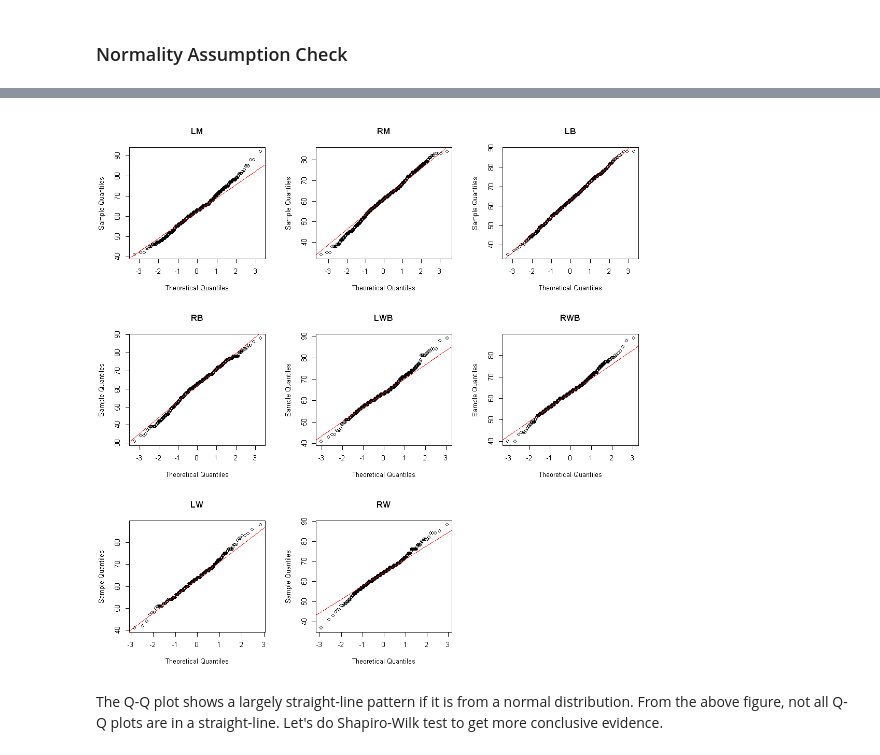
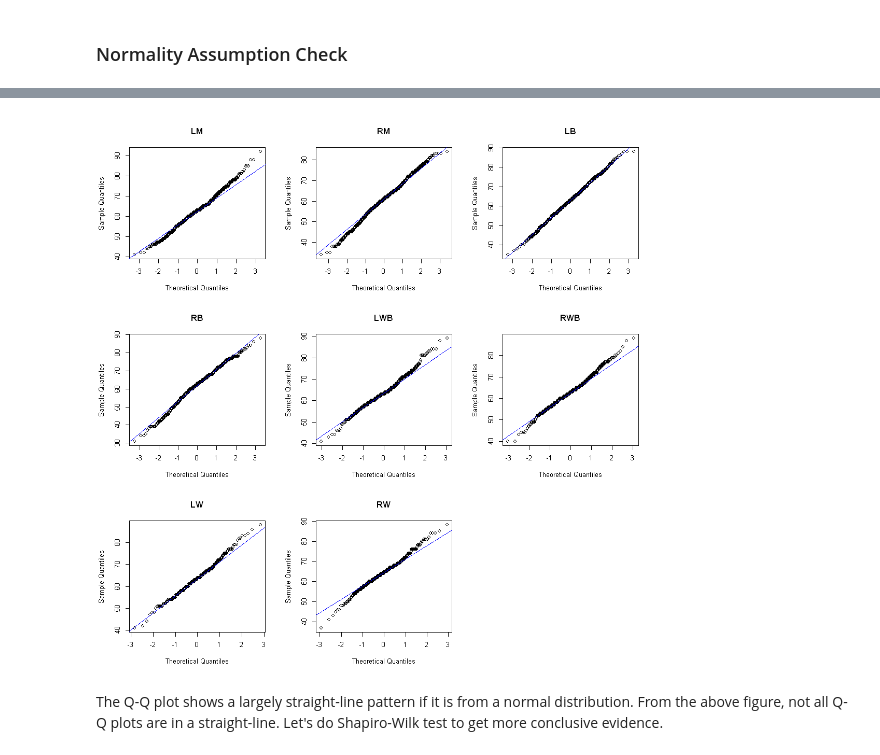
Before and after one commit to YoNG-Zaii/MH3511-FIFA-Analysis, a Jupyter notebook: GY ANOVA Crossing.ipynb, the cells around one changed output, grey strips where cells are left out. Drawn from its saved outputs; the diff is of its cells as text; code cells hidden in the pictures.

Commit message:
update: ANOVA crossing

```diff
--- a/GY ANOVA Crossing.ipynb
+++ b/GY ANOVA Crossing.ipynb
@@ -75,3 +75,9 @@ head(df2)
 | 40 | LB | 88 |
 # %% [markdown]
 ### Normality Assumption Check
+# %%
+options(repr.plot.width=9, repr.plot.height=9)
+par(mfrow=c(3,3))
+for (pos in group){
+    hist(df2[df2['Best.Position'] == pos, 'Crossing'], main=pos, xlab='Crossing', col='blue')
+}
@@ -78,12 +86,12 @@ head(df2)
 # %%
 options(repr.plot.width=9, repr.plot.height=9)
 par(mfrow=c(3,3))
 for (pos in group){
     qqnorm(df2[df2['Best.Position'] == pos, 'Crossing'], main=pos)
-    qqline(df2[df2['Best.Position'] == pos, 'Crossing'], col='red')
+    qqline(df2[df2['Best.Position'] == pos, 'Crossing'], col='blue')
 }
 # %% [output]
-[figure, old version]
+[figure, new version]
 # %% [markdown]
 The Q-Q plot shows a largely straight-line pattern if it is from a normal distribution. From the above figure, not all Q-Q plots are in a straight-line. Let's do Shapiro-Wilk test to get more conclusive evidence.
 # %%
```
Also changed, not shown: parts of 4 cells of this notebook, 1 other file.
